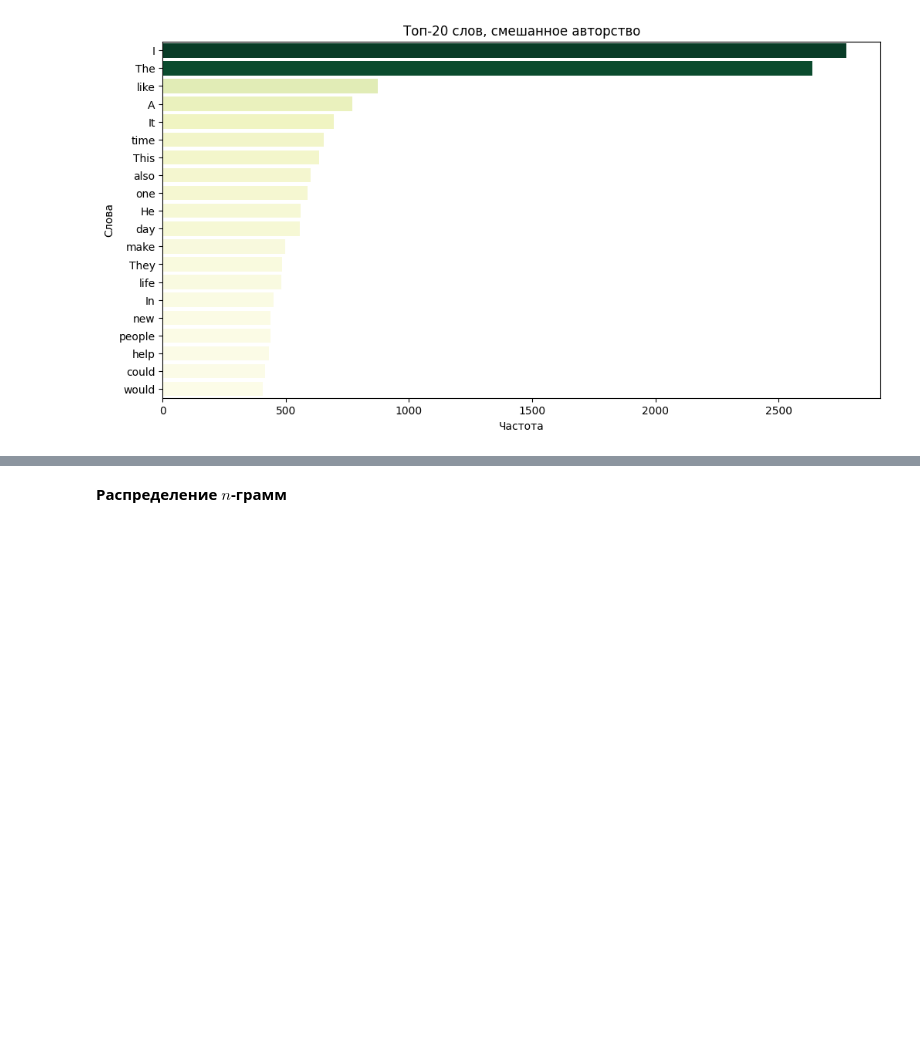
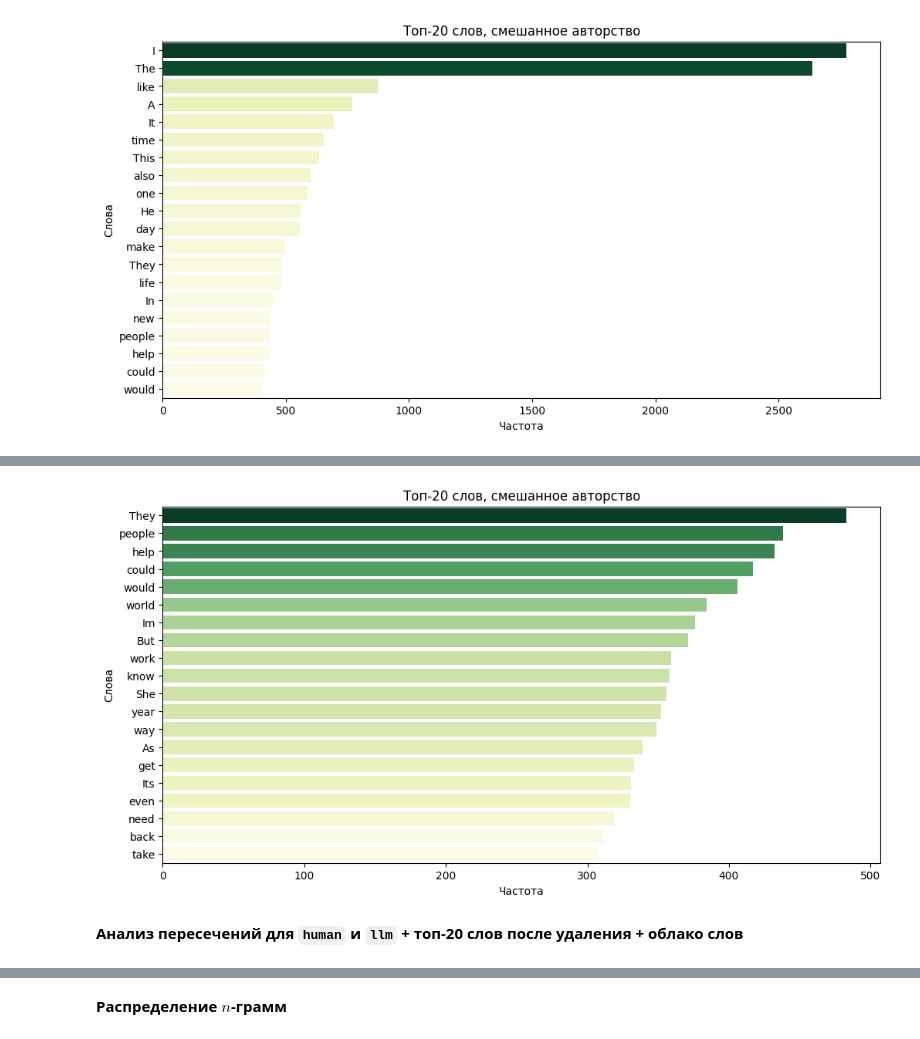
Before and after one commit to aefrt/llm-detection, a Jupyter notebook: eda.ipynb, the cells around one changed output, grey strips where cells are left out. Drawn from its saved outputs; the diff is of its cells as text; code cells hidden in the pictures; blank space fills up the shorter version.

```diff
--- a/eda.ipynb
+++ b/eda.ipynb
@@ -566,0 +642,11 @@ plt.show()
+# %%
+plt.figure(figsize=(12, 6))
+sns.barplot(x='frequency', y='word', hue='frequency', data=df_dict_mixed_cleaned, palette='YlGn', legend=False)
+plt.title('Топ-20 слов, смешанное авторство')
+plt.xlabel('Частота')
+plt.ylabel('Cлова')
+plt.show()
+# %% [output]
+[figure, added]
+# %% [markdown]
+**Анализ пересечений для `human` и `llm` + топ-20 слов после удаления + облако слов**
```
Also changed, not shown: parts of 21 cells of this notebook, 1 other file.
